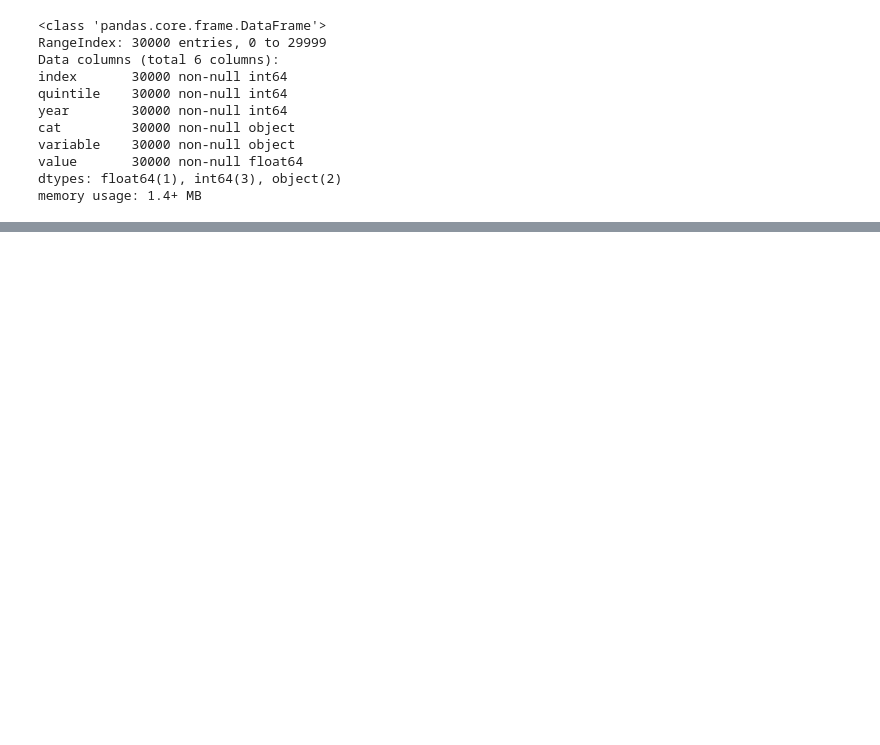
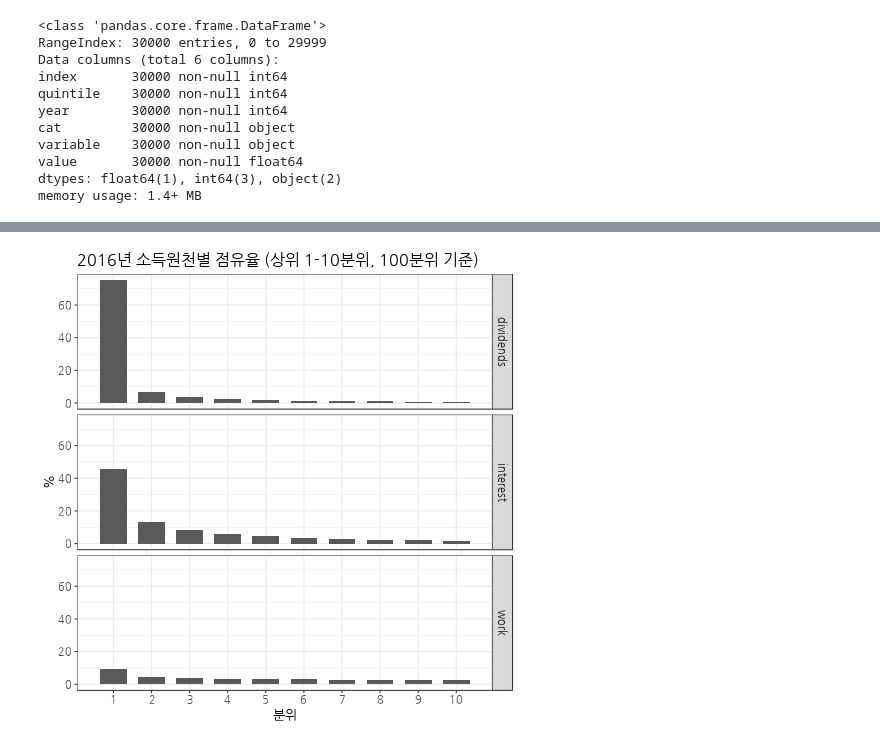
Before and after one commit to anarinsk/simsangjung, a Jupyter notebook: code/load_tidy.ipynb, the cells around one changed output, grey strips where cells are left out. Drawn from its saved outputs; the diff is of its cells as text; code cells hidden in the pictures; blank space fills up the shorter version.

```diff
--- a/code/load_tidy.ipynb
+++ b/code/load_tidy.ipynb
@@ -80,0 +238,5 @@ SyntaxError: invalid syntax (<ipython-input-19-c2b13620663a>, line 2)
+# %%
+%%R
+generate_2016_q(q100)
+# %% [output]
+[figure, added]
```
Also changed, not shown: parts of 22 cells of this notebook.
